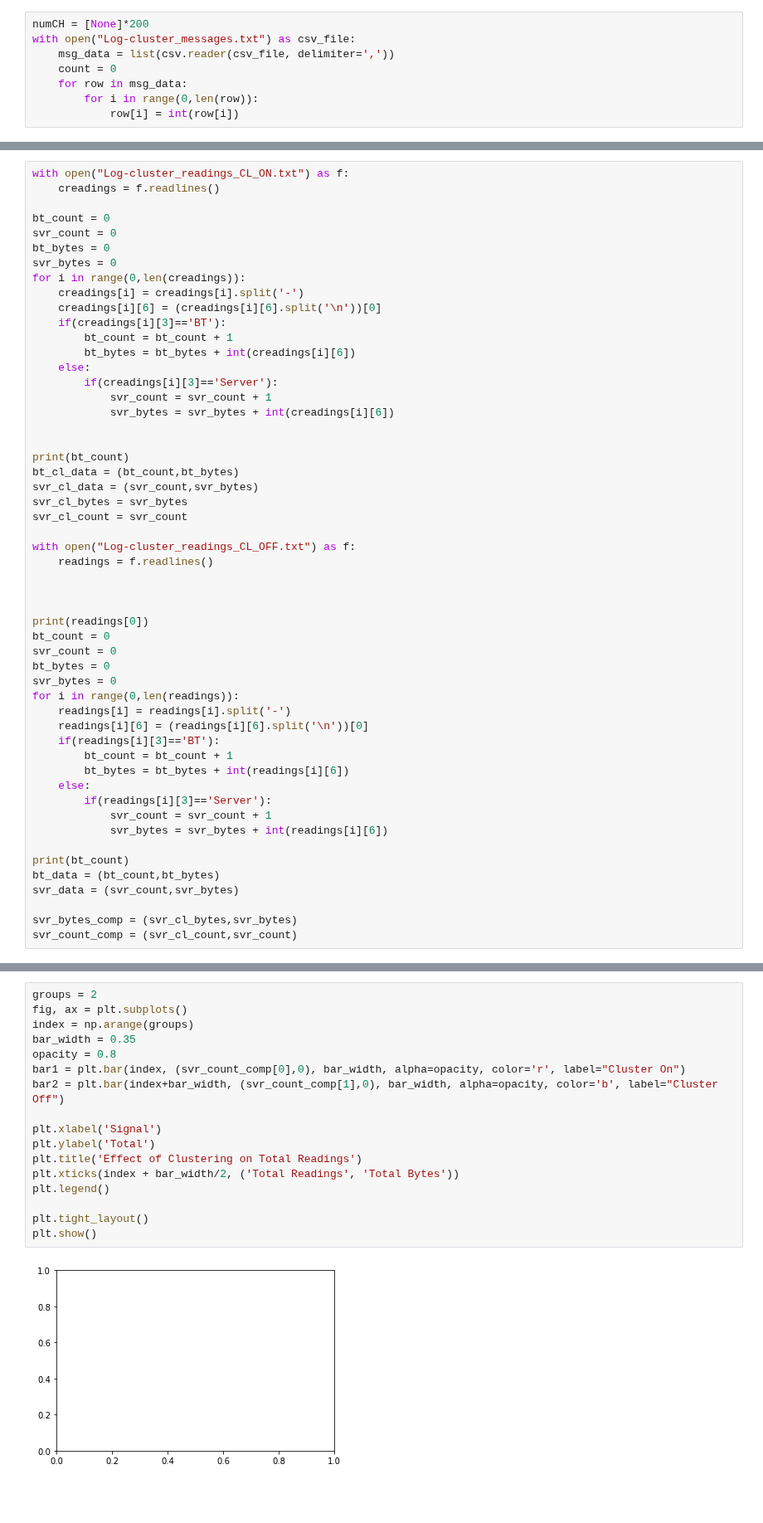
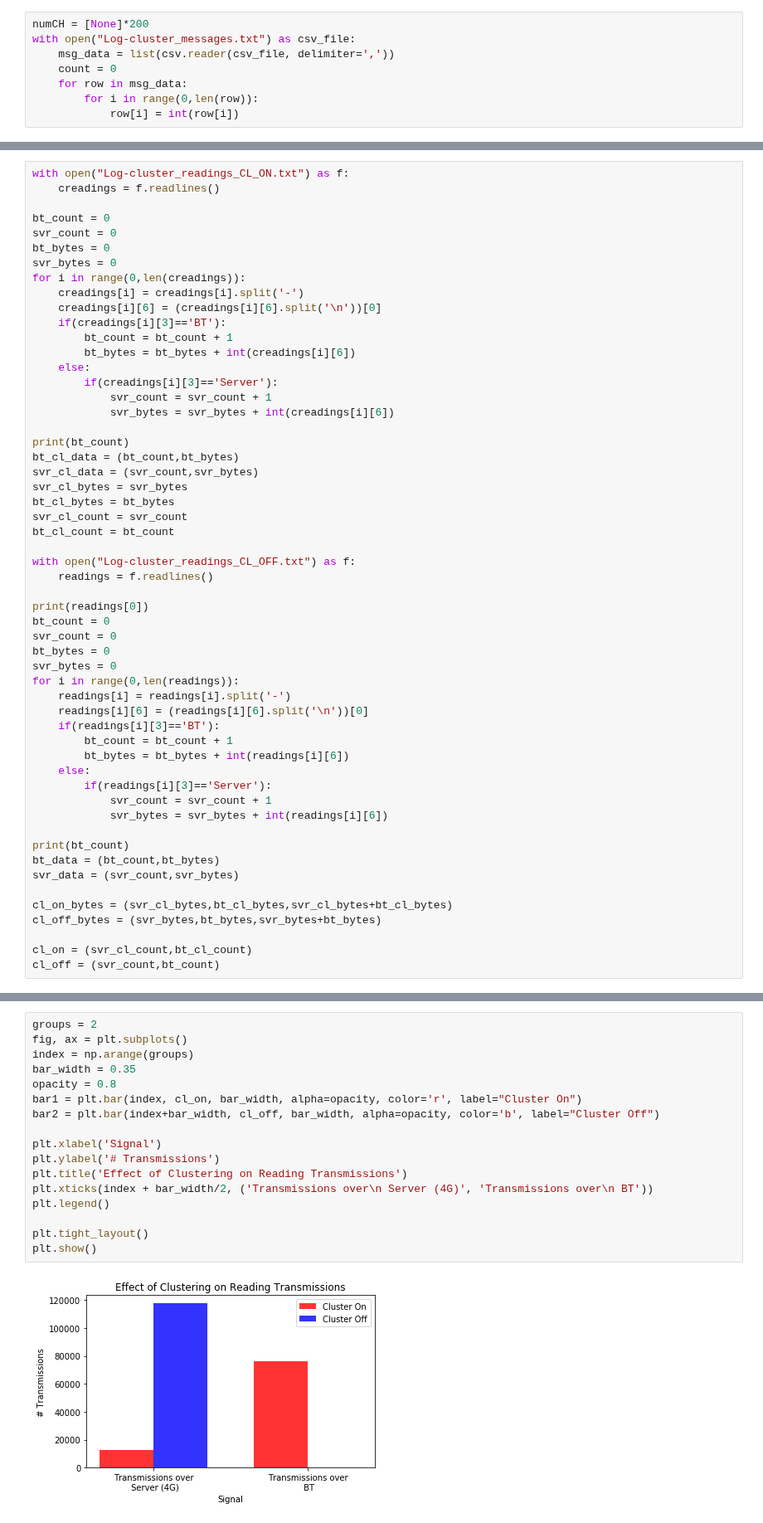
Before and after one commit to ptrick9/CPS_Simulator, a Jupyter notebook: ClusterStats.ipynb, the cells around one changed output, grey strips where cells are left out. Shown at 83% size. Drawn from its saved outputs; the diff is of its cells as text; blank space fills up the shorter version.

Commit message:
statistics for total readings and total transmissions for cluster on/off

```diff
--- a/ClusterStats.ipynb
+++ b/ClusterStats.ipynb
@@ -121,17 +119,16 @@ for i in range(0,len(creadings)):
             svr_count = svr_count + 1
             svr_bytes = svr_bytes + int(creadings[i][6])
 
-
 print(bt_count)
 bt_cl_data = (bt_count,bt_bytes)
 svr_cl_data = (svr_count,svr_bytes)
 svr_cl_bytes = svr_bytes
+bt_cl_bytes = bt_bytes
 svr_cl_count = svr_count
+bt_cl_count = bt_count
 
 with open("Log-cluster_readings_CL_OFF.txt") as f:
     readings = f.readlines()
-
-
 
 print(readings[0])
 bt_count = 0
@@ -153,6 +150,9 @@ print(bt_count)
 bt_data = (bt_count,bt_bytes)
 svr_data = (svr_count,svr_bytes)
 
-svr_bytes_comp = (svr_cl_bytes,svr_bytes)
-svr_count_comp = (svr_cl_count,svr_count)
+cl_on_bytes = (svr_cl_bytes,bt_cl_bytes,svr_cl_bytes+bt_cl_bytes)
+cl_off_bytes = (svr_bytes,bt_bytes,svr_bytes+bt_bytes)
+
+cl_on = (svr_cl_count,bt_cl_count)
+cl_off = (svr_count,bt_count)
 # %% [output]
@@ -163,19 +163,19 @@ svr_count_comp = (svr_cl_count,svr_count)
 # %%
 groups = 2
 fig, ax = plt.subplots()
 index = np.arange(groups)
 bar_width = 0.35
 opacity = 0.8
-bar1 = plt.bar(index, (svr_count_comp[0],0), bar_width, alpha=opacity, color='r', label="Cluster On")
-bar2 = plt.bar(index+bar_width, (svr_count_comp[1],0), bar_width, alpha=opacity, color='b', label="Cluster Off")
+bar1 = plt.bar(index, cl_on, bar_width, alpha=opacity, color='r', label="Cluster On")
+bar2 = plt.bar(index+bar_width, cl_off, bar_width, alpha=opacity, color='b', label="Cluster Off")
 
 plt.xlabel('Signal')
-plt.ylabel('Total')
-plt.title('Effect of Clustering on Total Readings')
-plt.xticks(index + bar_width/2, ('Total Readings', 'Total Bytes'))
+plt.ylabel('# Transmissions')
+plt.title('Effect of Clustering on Reading Transmissions')
+plt.xticks(index + bar_width/2, ('Transmissions over\n Server (4G)', 'Transmissions over\n BT'))
 plt.legend()
 
 plt.tight_layout()
 plt.show()
 # %% [output]
-[figure, old version]
+[figure, new version]
```
Also changed, not shown: parts of 7 cells of this notebook, 2 other files.
